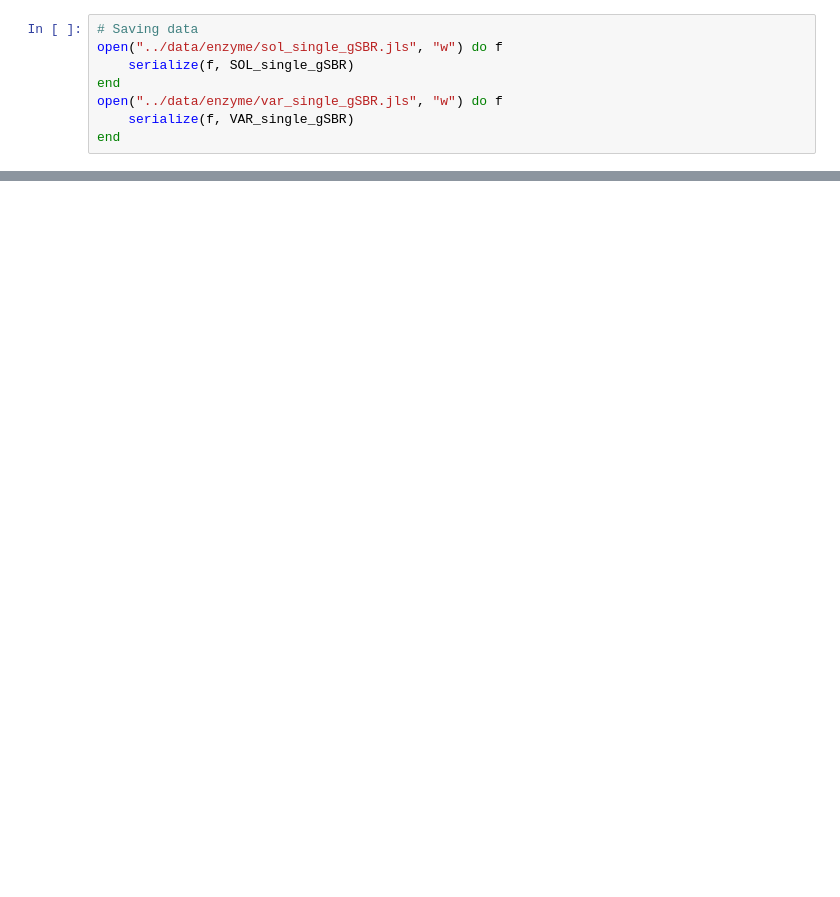
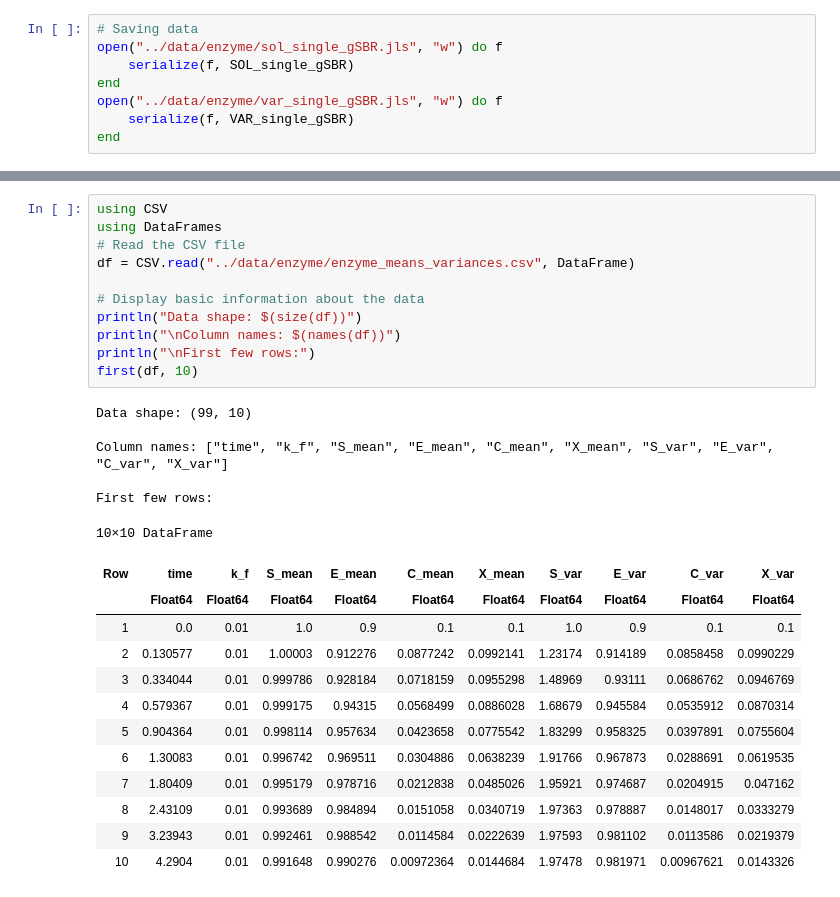
Before and after one commit to btemoshir/Achedmy.jl, a Jupyter notebook: examples/enzyme_kinetics.ipynb, the cells around one changed output, grey strips where cells are left out. Drawn from its saved outputs; the diff is of its cells as text; blank space fills up the shorter version.

```diff
--- a/examples/enzyme_kinetics.ipynb
+++ b/examples/enzyme_kinetics.ipynb
@@ -1271,0 +1388,30 @@ end
+# %%
+using CSV
+using DataFrames
+# Read the CSV file
+df = CSV.read("../data/enzyme/enzyme_means_variances.csv", DataFrame)
+
+# Display basic information about the data
+println("Data shape: $(size(df))")
+println("\nColumn names: $(names(df))")
+println("\nFirst few rows:")
+first(df, 10)
+# %% [output]
+Data shape: (99, 10)
+
+Column names: ["time", "k_f", "S_mean", "E_mean", "C_mean", "X_mean", "S_var", "E_var", "C_var", "X_var"]
+
+First few rows:
+10×10 DataFrame
+| Row | time | k_f | S_mean | E_mean | C_mean | X_mean | S_var | E_var | C_var | X_var |
+|  | Float64 | Float64 | Float64 | Float64 | Float64 | Float64 | Float64 | Float64 | Float64 | Float64 |
+| 1 | 0.0 | 0.01 | 1.0 | 0.9 | 0.1 | 0.1 | 1.0 | 0.9 | 0.1 | 0.1 |
+| 2 | 0.130577 | 0.01 | 1.00003 | 0.912276 | 0.0877242 | 0.0992141 | 1.23174 | 0.914189 | 0.0858458 | 0.0990229 |
+| 3 | 0.334044 | 0.01 | 0.999786 | 0.928184 | 0.0718159 | 0.0955298 | 1.48969 | 0.93111 | 0.0686762 | 0.0946769 |
+| 4 | 0.579367 | 0.01 | 0.999175 | 0.94315 | 0.0568499 | 0.0886028 | 1.68679 | 0.945584 | 0.0535912 | 0.0870314 |
+| 5 | 0.904364 | 0.01 | 0.998114 | 0.957634 | 0.0423658 | 0.0775542 | 1.83299 | 0.958325 | 0.0397891 | 0.0755604 |
+| 6 | 1.30083 | 0.01 | 0.996742 | 0.969511 | 0.0304886 | 0.0638239 | 1.91766 | 0.967873 | 0.0288691 | 0.0619535 |
+| 7 | 1.80409 | 0.01 | 0.995179 | 0.978716 | 0.0212838 | 0.0485026 | 1.95921 | 0.974687 | 0.0204915 | 0.047162 |
+| 8 | 2.43109 | 0.01 | 0.993689 | 0.984894 | 0.0151058 | 0.0340719 | 1.97363 | 0.978887 | 0.0148017 | 0.0333279 |
+| 9 | 3.23943 | 0.01 | 0.992461 | 0.988542 | 0.0114584 | 0.0222639 | 1.97593 | 0.981102 | 0.0113586 | 0.0219379 |
+| 10 | 4.2904 | 0.01 | 0.991648 | 0.990276 | 0.00972364 | 0.0144684 | 1.97478 | 0.981971 | 0.00967621 | 0.0143326 |
```
Also changed, not shown: parts of 20 cells of this notebook, 5 other files.
